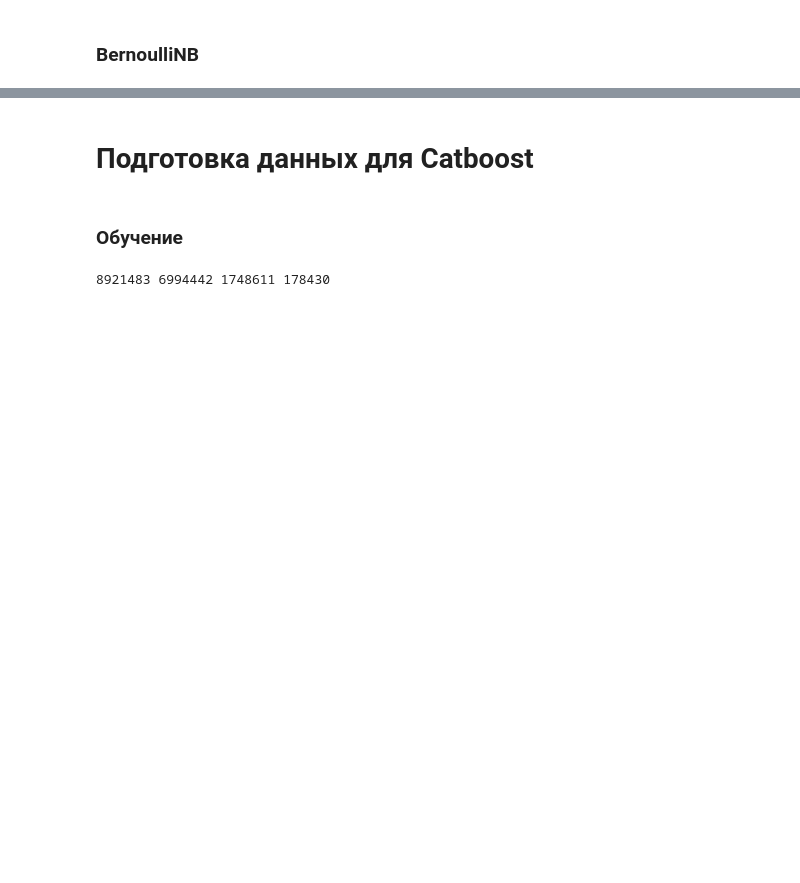
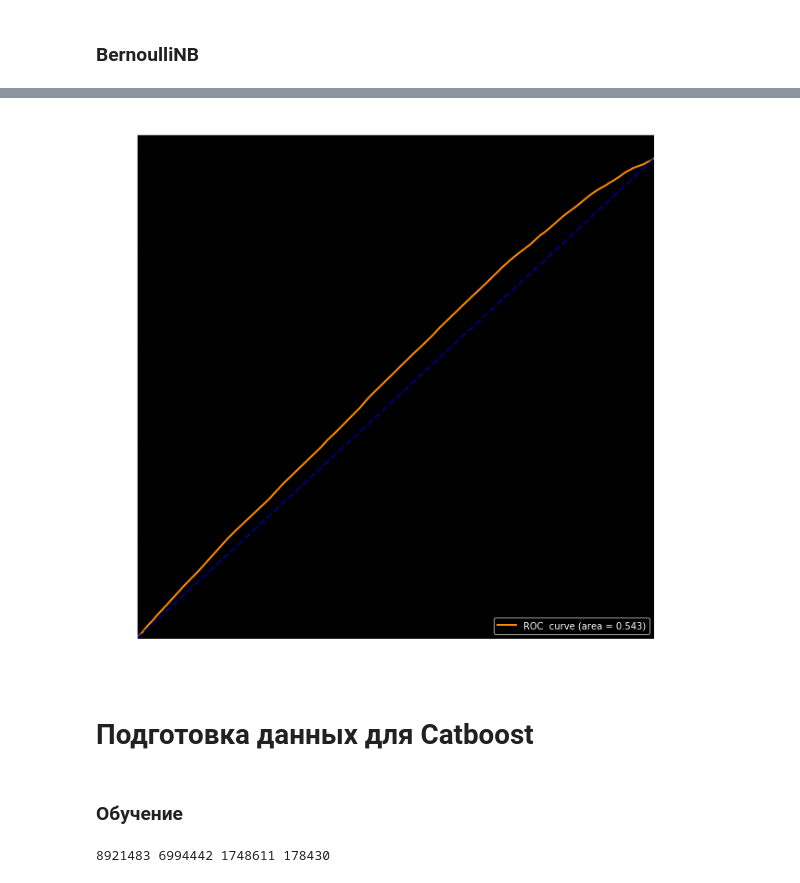
Before and after one commit to Witness-senpai/MLtask, a Jupyter notebook: notebooks/train.ipynb, the cells around one changed output, grey strips where cells are left out. Drawn from its saved outputs; the diff is of its cells as text; code cells hidden in the pictures; blank space fills up the shorter version.

```diff
--- a/notebooks/train.ipynb
+++ b/notebooks/train.ipynb
@@ -185,8 +278,11 @@ bernoulli_model.fit(train_data[:,0:-1], train_data[:,-1])
 # %%
 plt.figure(figsize=(10,10))
 plot_roc_curve(true=val_data[:,-1],
                pred=bernoulli_model.predict_proba(val_data[:,0:-1])[:,1],
-               name='ROC-кривая на валидационном датасете')
+               name='ROC-кривая на валидационном датасете',
+               p_label=1)
+# %% [output]
+[figure, added]
 # %% [markdown]
 # Подготовка данных для Catboost
 # %% [markdown]
```
Also changed, not shown: parts of 23 cells of this notebook, 5 other files.
